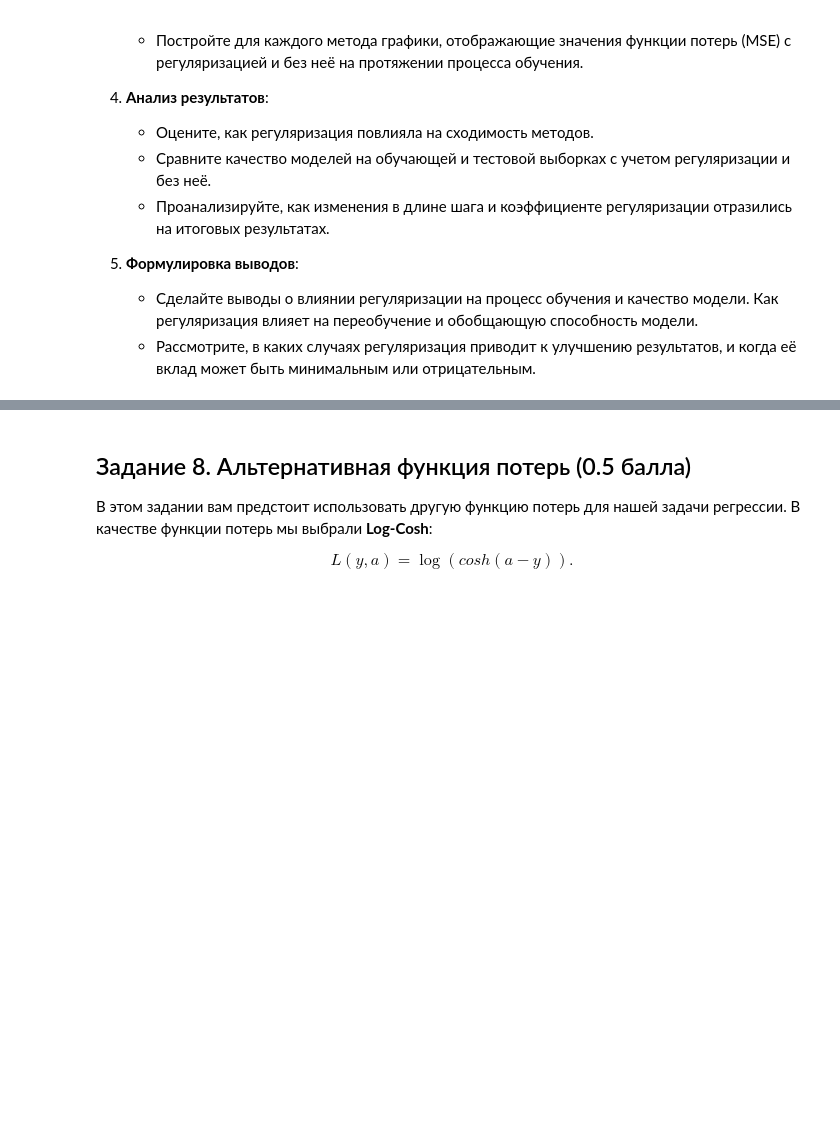
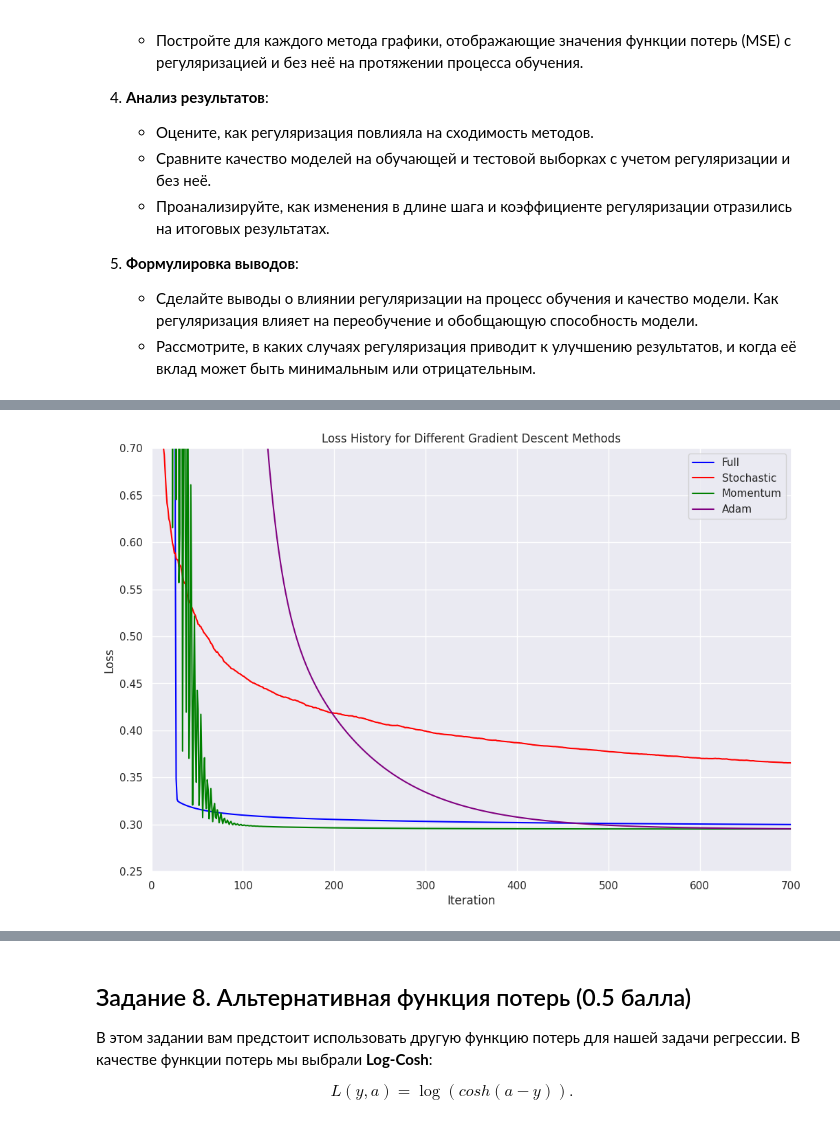
Before and after one commit to kopistas/ml_lab4, a Jupyter notebook: ML MAI & SBER. GD. LAB 4.ipynb, the cells around one changed output, grey strips where cells are left out. Cells and saved outputs as stored; diff of their text form; code cells hidden in the pictures; blank space fills up the shorter version.

```diff
--- a/ML MAI & SBER. GD. LAB 4.ipynb
+++ b/ML MAI & SBER. GD. LAB 4.ipynb
@@ -955,0 +1277,45 @@ $$
+# %%
+import matplotlib.pyplot as plt
+
+loss_history_full = []
+loss_history_stochastic = []
+loss_history_momentum = []
+loss_history_adam = []
+
+for result in overall_results:
+    optimal_loss_history = min(result['loss_histories'], key=lambda x: x[4])[2]  # x[4] это val_loss
+
+    if result['descent_name'] == 'full':
+        loss_history_full = optimal_loss_history
+    elif result['descent_name'] == 'stochastic':
+        loss_history_stochastic = optimal_loss_history
+    elif result['descent_name'] == 'momentum':
+        loss_history_momentum = optimal_loss_history
+    elif result['descent_name'] == 'adam':
+        loss_history_adam = optimal_loss_history
+
+# print(loss_history_full)
+iterations_full = range(len(loss_history_full))
+iterations_stochastic = range(len(loss_history_stochastic))
+iterations_momentum = range(len(loss_history_momentum))
+iterations_adam = range(len(loss_history_adam))
+
+plt.figure(figsize=(12, 8))
+
+plt.plot(iterations_full, loss_history_full, label='Full', color='blue')
+plt.plot(iterations_stochastic, loss_history_stochastic, label='Stochastic', color='red')
+plt.plot(iterations_momentum, loss_history_momentum, label='Momentum', color='green')
+plt.plot(iterations_adam, loss_history_adam, label='Adam', color='purple')
+
+plt.title('Loss History for Different Gradient Descent Methods')
+plt.xlabel('Iteration')
+plt.ylabel('Loss')
+plt.legend()
+plt.grid(True)
+plt.ylim(0.25, 0.7)
+plt.xlim(0, 700)
+
+
+plt.show()
+# %% [output]
+[figure, added]
```
Also changed, not shown: parts of 9 cells of this notebook, 2 other files.
